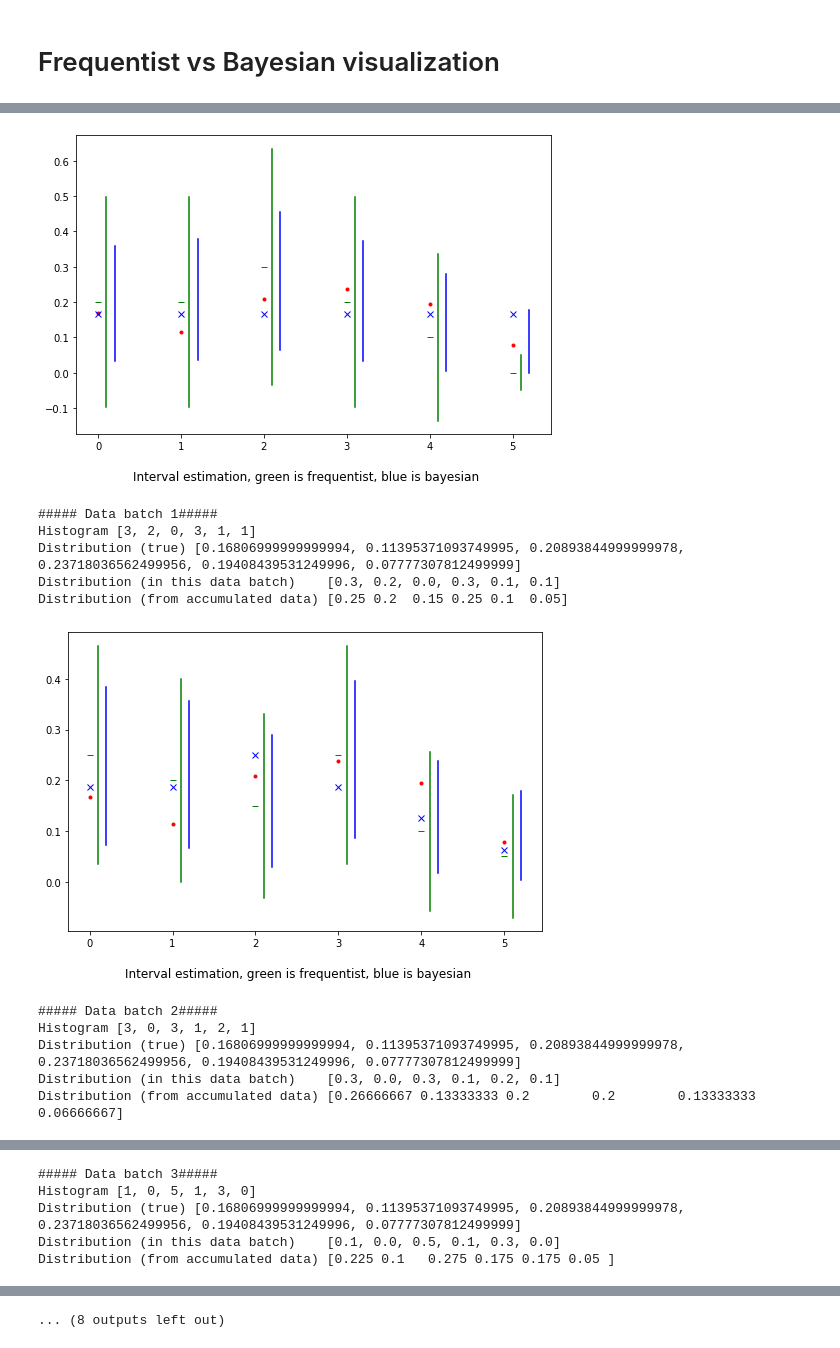
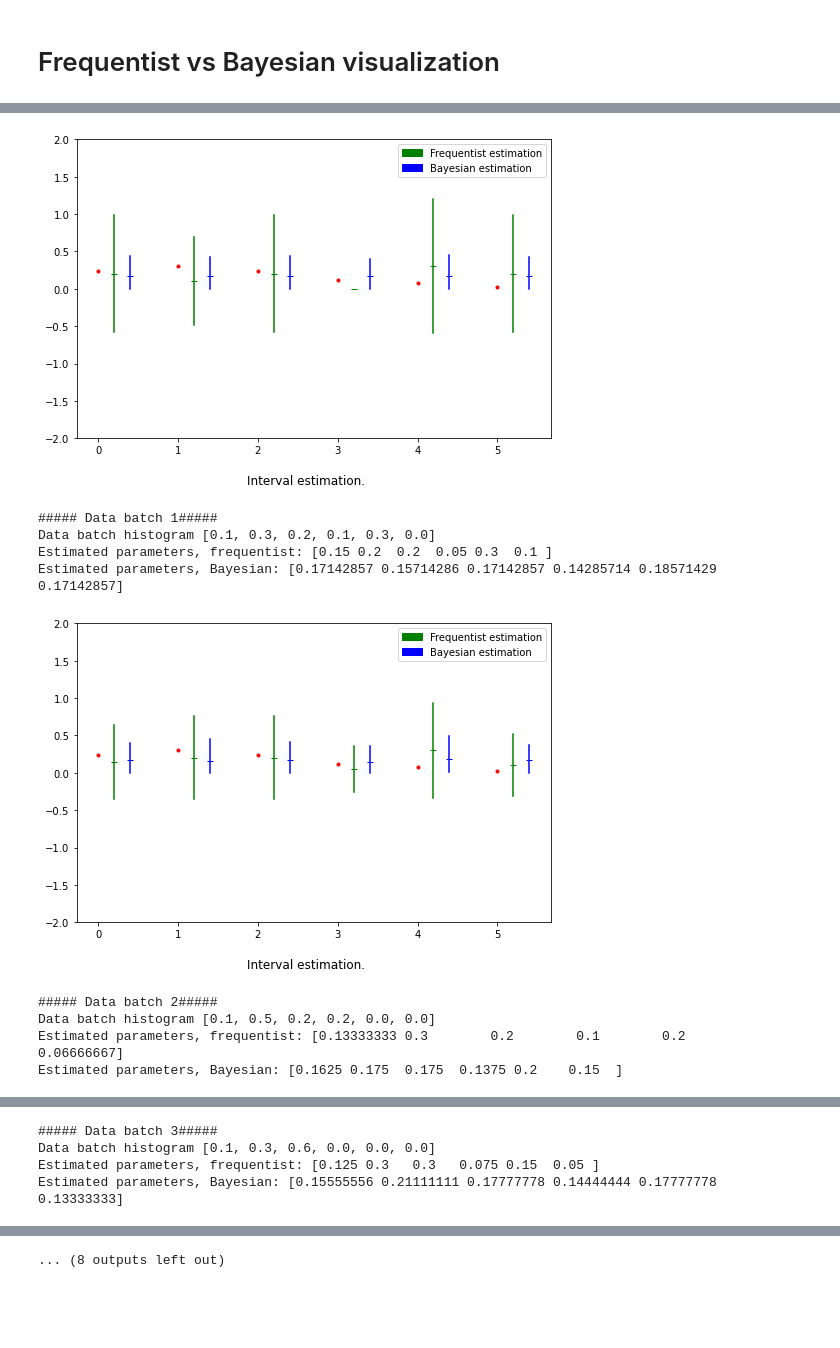
Before and after one commit to huypn12/bayes-bees, a Jupyter notebook: examples/visualizations/visualization_a.ipynb, the cells around one changed output, grey strips where cells are left out. Cells and saved outputs as stored; diff of their text form; code cells hidden in the pictures; blank space fills up the shorter version.

Commit message:
move visualization tools

```diff
--- a/examples/visualizations/visualization_a.ipynb
+++ b/examples/visualizations/visualization_a.ipynb
@@ -43,10 +67,8 @@ NameError: name 'BeesModel' is not defined
 # import pymc3 to use HPD calculation
 import pymc3 as pm
 
-data_model = Semisync5bees()
 samples_count = 10
-p_true = [0.25, 0.3, 0.35, 0.45, 0.5]
-p_tscc_true = data_model.eval_bscc_pfuncs(p_true)
+p_tscc_true = data_model.bscc_eval
 
 # Distance function
 def rmse(p, p_hat):
@@ -62,7 +84,7 @@ def get_interval(d, trials_count):
     intervals = []
     for di in d:
         z_a2 = 1.96
-        margin = z_a2 * math.sqrt(di* (1 - di) / trials_count) + 0.5 / trials_count
+        margin = z_a2 * math.sqrt(di* (1 - di) / trials_count)
         ub = di + margin
         lb = di - margin
         intervals.append((ub, lb))
@@ -101,11 +123,11 @@ def frequentist(multinomial_samples):
 
 def synthesize_data(model, trials_count, samples_count):
     data = []
-    p_tscc_true = model.eval_bscc_pfuncs(p_true)
     for i in range(0, samples_count):
-        s = model.sample(params=p_true, trials_count=trials_count)
+        s = model.sample(chain_params=p_true, trials_count=trials_count)
         data.append(s)
     return data, p_tscc_true
+
 
 def estimate_params(model, samples_count):
     trials_count = 10
@@ -131,36 +153,47 @@ def visualize_intervals(freq_intervals, bayes_intervals, p_f_hat, p_b_hat, p_tsc
     fig = plt.gcf()
     fig.set_size_inches(8.5, 5.5)
     plt.plot(p_tscc_true, 'r.')
-    plt.plot(p_f_hat, 'g_')
-    plt.plot(p_b_hat, 'bx')
+    #plt.plot(p_f_hat, 'g_')
+    #plt.plot(p_b_hat, 'b_')
+    lg_patch = mpl.patches.Patch(color='green', label='Frequentist estimation')
+    lb_patch = mpl.patches.Patch(color='blue', label='Bayesian estimation')
+    plt.ylim((-2,2))
     for i, it in enumerate(zip(freq_intervals, bayes_intervals)):
         f = it[0]
         b = it[1]
-        offset = 0.1
+        offset = 0.2
+        plt.plot(i + offset, p_f_hat[i], 'g_')
         plt.plot([i + offset, i + offset], [f[0], f[1]], 'g-')
-        offset = 0.2
+        offset = 0.4
+        plt.plot(i + offset, p_b_hat[i], 'b_')
         plt.plot([i + offset, i + offset], [b[0], b[1]], 'b-')
-    caption = "Interval estimation, green is frequentist, blue is bayesian"
+    plt.legend(handles=[lg_patch, lb_patch])
+    caption = "Interval estimation."
     plt.figtext(0.5, 0.01, caption, wrap=True, horizontalalignment='center', fontsize=12)
     plt.show()
 
 estimation_results = estimate_params(data_model, samples_count)
 
 def visualize_results(result):
+    print("Model file: {}".format(model_file))
+    print("Result file: {}".format(result_file))
+    print("True parameters: {}".format(p_true))
+    print("Terminal state distribution:")
+    for i, d in enumerate(data_model.bscc_eval):
+        print("\ttSCC[{}]={}".format(i,d))
     f_result = result[0]
     b_result = result[1]
     data = result[2]
     i = 0
     for res in zip(f_result, b_result):
         print("##### Data batch {}#####".format(i))
-        print("Histogram {}".format(data[i][1]))
         p_f_hat = res[0][0]
         p_b_hat = res[1][0]
         freq_intervals = res[0][1]
         bayes_intervals = res[1][1]
-        print("Distribution (true) {}".format(p_tscc_true))
-        print("Distribution (in this data batch)    {}".format(data[i][2]))
-        print("Distribution (from accumulated data) {}".format(p_f_hat))
+        print("Data batch histogram {}".format(data[i][1]))
+        print("Estimated parameters, frequentist: {}".format(p_f_hat))
+        print("Estimated parameters, Bayesian: {}".format(p_b_hat))
         i += 1
 
         #visualize_point(p_tscc_true, p_f_hat, p_b_hat)
@@ -179,12 +221,10 @@ Distribution (from accumulated data) [0.2 0.2 0.3 0.2 0.1 0. ]
-[figure, old version]
+[figure, new version]
 ##### Data batch 1#####
-Histogram [3, 2, 0, 3, 1, 1]
-Distribution (true) [0.16806999999999994, 0.11395371093749995, 0.20893844999999978, 0.23718036562499956, 0.19408439531249996, 0.07777307812499999]
-Distribution (in this data batch)    [0.3, 0.2, 0.0, 0.3, 0.1, 0.1]
-Distribution (from accumulated data) [0.25 0.2  0.15 0.25 0.1  0.05]
+Data batch histogram [0.1, 0.3, 0.2, 0.1, 0.3, 0.0]
+Estimated parameters, frequentist: [0.15 0.2  0.2  0.05 0.3  0.1 ]
+Estimated parameters, Bayesian: [0.17142857 0.15714286 0.17142857 0.14285714 0.18571429 0.17142857]
-[figure, old version]
+[figure, new version]
 ##### Data batch 2#####
-Histogram [3, 0, 3, 1, 2, 1]
-Distribution (true) [0.16806999999999994, 0.11395371093749995, 0.20893844999999978, 0.23718036562499956, 0.19408439531249996, 0.07777307812499999]
-Distribution (in this data batch)    [0.3, 0.0, 0.3, 0.1, 0.2, 0.1]
-Distribution (from accumulated data) [0.26666667 0.13333333 0.2        0.2        0.13333333 0.06666667]
+Data batch histogram [0.1, 0.5, 0.2, 0.2, 0.0, 0.0]
+Estimated parameters, frequentist: [0.13333333 0.3        0.2        0.1        0.2        0.06666667]
+Estimated parameters, Bayesian: [0.1625 0.175  0.175  0.1375 0.2    0.15  ]
@@ -192,5 +232,4 @@ Distribution (from accumulated data) [0.26666667 0.13333333 0.2        0.2
 ##### Data batch 3#####
-Histogram [1, 0, 5, 1, 3, 0]
-Distribution (true) [0.16806999999999994, 0.11395371093749995, 0.20893844999999978, 0.23718036562499956, 0.19408439531249996, 0.07777307812499999]
-Distribution (in this data batch)    [0.1, 0.0, 0.5, 0.1, 0.3, 0.0]
-Distribution (from accumulated data) [0.225 0.1   0.275 0.175 0.175 0.05 ]
+Data batch histogram [0.1, 0.3, 0.6, 0.0, 0.0, 0.0]
+Estimated parameters, frequentist: [0.125 0.3   0.3   0.075 0.15  0.05 ]
+Estimated parameters, Bayesian: [0.15555556 0.21111111 0.17777778 0.14444444 0.17777778 0.13333333]
```
Also changed, not shown: parts of 3 cells of this notebook, 5 other files.
